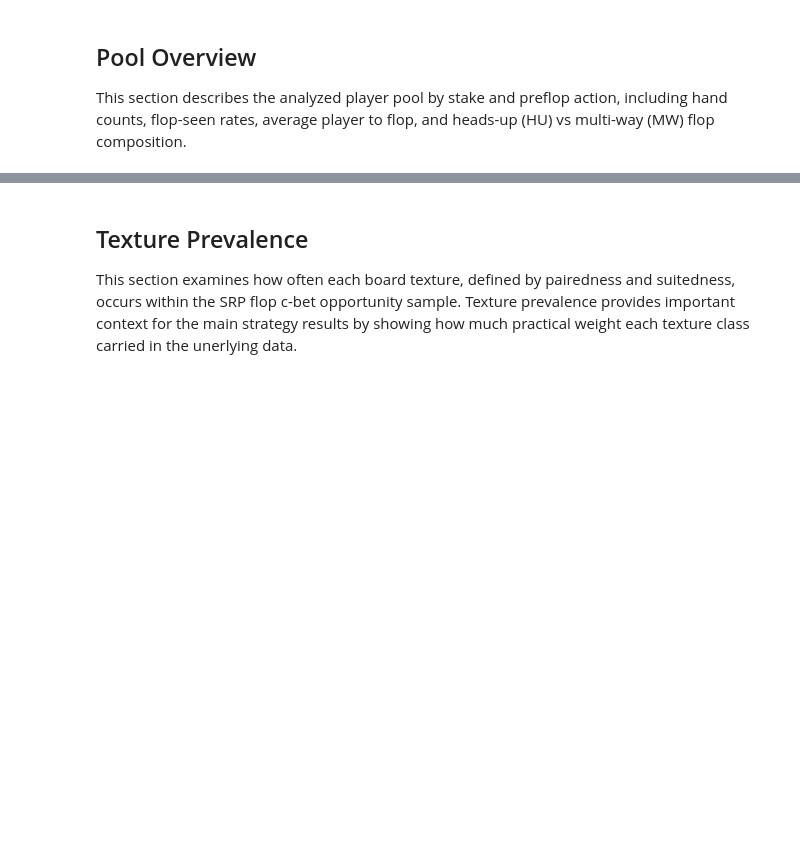
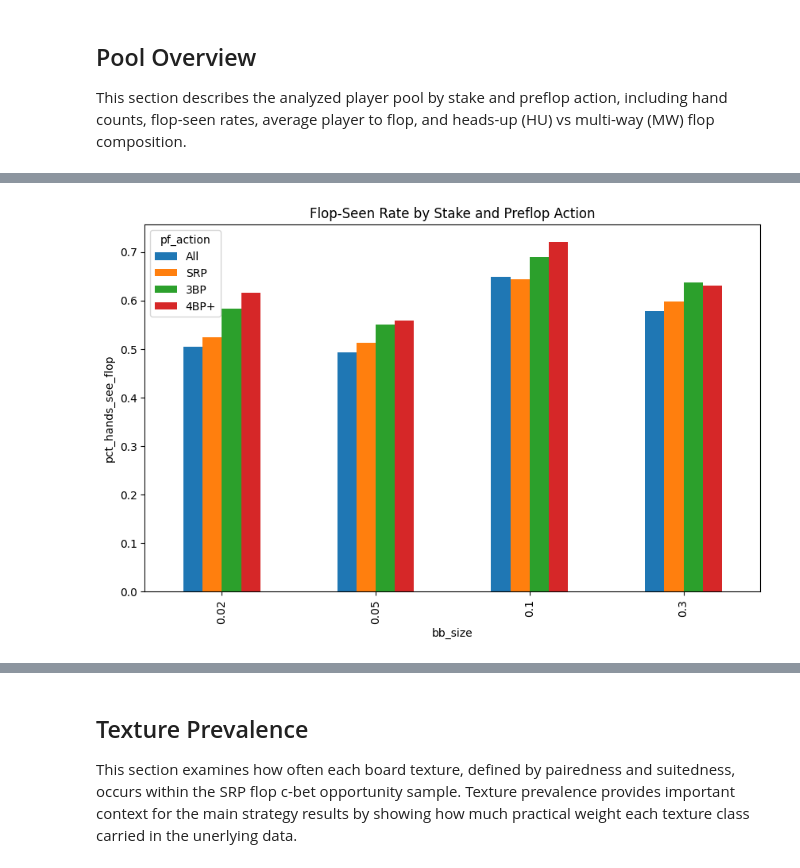
Before and after one commit to royyg77/NLHE-Data-Research, a Jupyter notebook: notebooks/v1_0/flop_cbet_strategy.ipynb, the cells around one changed output, grey strips where cells are left out. Drawn from its saved outputs; the diff is of its cells as text; code cells hidden in the pictures; blank space fills up the shorter version.

```diff
--- a/notebooks/v1_0/flop_cbet_strategy.ipynb
+++ b/notebooks/v1_0/flop_cbet_strategy.ipynb
@@ -118,16 +185,21 @@ plt.show()
 # %%
 # Plot the percentage of hands that see the flop by stake and preflop action
 pivot_flop_seen = pool_overview.pivot(
     index="bb_size",
     columns="pf_action",
     values="pct_hands_see_flop"
 )
 
+pf_order = ["All", "SRP", "3BP", "4BP+"]
+pivot_flop_seen = pivot_flop_seen[pf_order]
+
 pivot_flop_seen.plot(kind="bar", figsize=(10, 6))
 plt.ylabel("pct_hands_see_flop")
 plt.title("Flop-Seen Rate by Stake and Preflop Action")
 plt.legend(title="pf_action")
 plt.show()
+# %% [output]
+[figure, added]
 # %%
 # Plot the percentage of hands that see the flop by stake and preflop action, separating HU and MW
 
```
Also changed, not shown: parts of 29 cells of this notebook, 2 other files.
